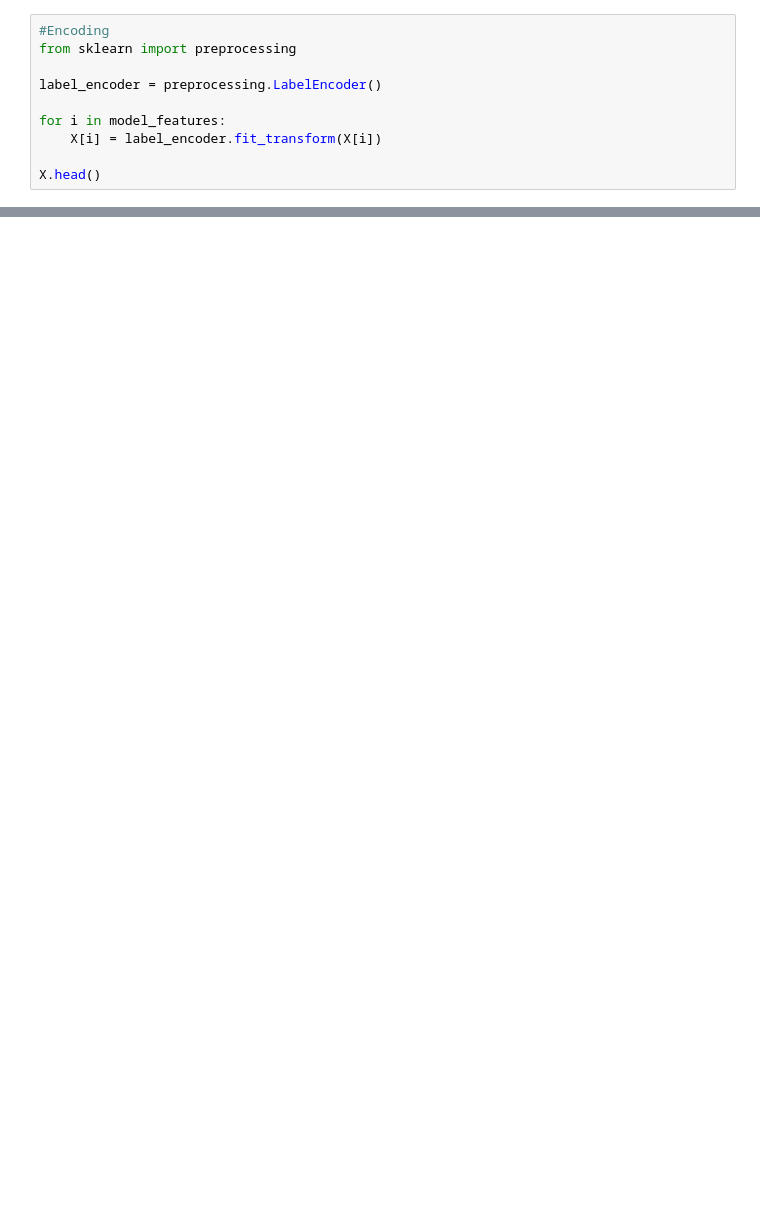
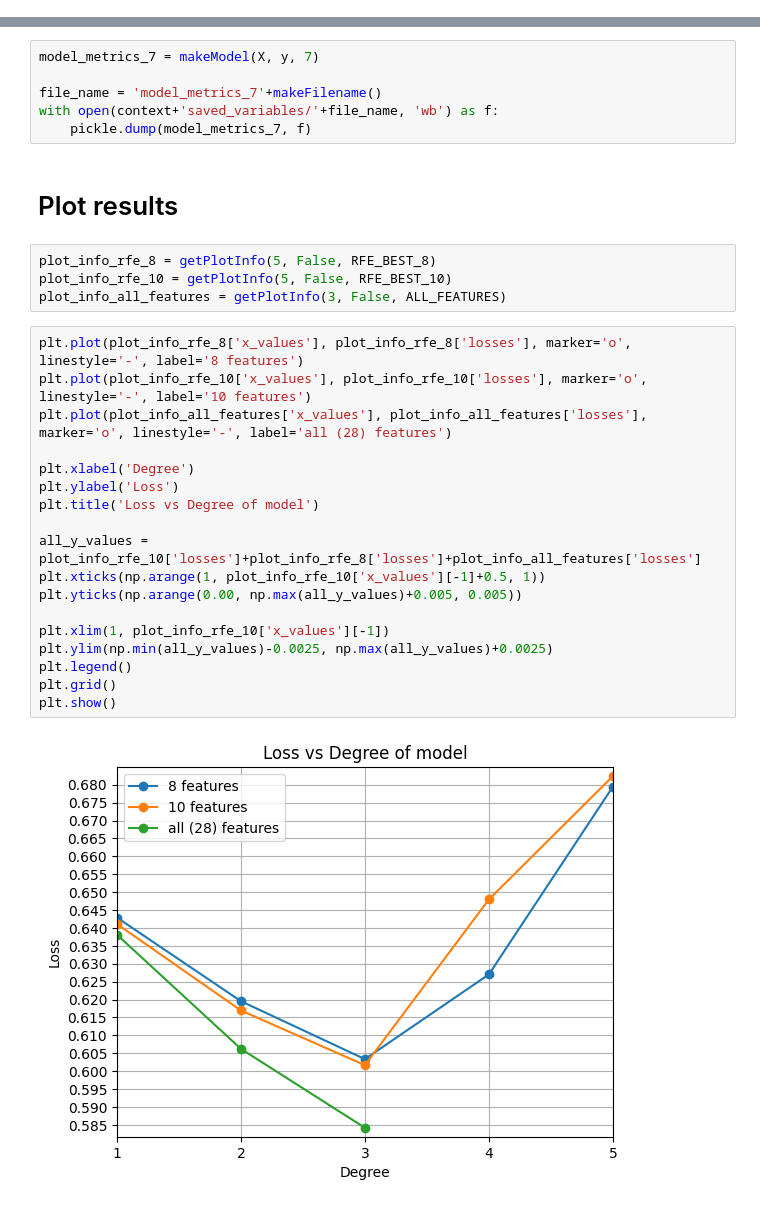
Before and after one commit to Neural-Team/HiggsBoson-ML, a Jupyter notebook: Logistic_Regression_Model.ipynb, the cells around one changed output, grey strips where cells are left out. Cells and saved outputs as stored; diff of their text form; blank space fills up the shorter version.

Commit message:
experiment with PCA, RFE, complete with diagrams

```diff
--- a/Logistic_Regression_Model.ipynb
+++ b/Logistic_Regression_Model.ipynb
@@ -86,10 +2,0 @@ Name: class, dtype: int64
-# %%
-#Encoding
-from sklearn import preprocessing
-
-label_encoder = preprocessing.LabelEncoder()
-
-for i in model_features:
-    X[i] = label_encoder.fit_transform(X[i])
-
-X.head()
@@ -148,0 +380,32 @@ weighted avg       0.63      0.63      0.63    179999
+# %%
+model_metrics_7 = makeModel(X, y, 7)
+
+file_name = 'model_metrics_7'+makeFilename()
+with open(context+'saved_variables/'+file_name, 'wb') as f:
+    pickle.dump(model_metrics_7, f)
+# %% [markdown]
+# Plot results
+# %%
+plot_info_rfe_8 = getPlotInfo(5, False, RFE_BEST_8)
+plot_info_rfe_10 = getPlotInfo(5, False, RFE_BEST_10)
+plot_info_all_features = getPlotInfo(3, False, ALL_FEATURES)
+# %%
+plt.plot(plot_info_rfe_8['x_values'], plot_info_rfe_8['losses'], marker='o', linestyle='-', label='8 features')
+plt.plot(plot_info_rfe_10['x_values'], plot_info_rfe_10['losses'], marker='o', linestyle='-', label='10 features')
+plt.plot(plot_info_all_features['x_values'], plot_info_all_features['losses'], marker='o', linestyle='-', label='all (28) features')
+
+plt.xlabel('Degree')
+plt.ylabel('Loss')
+plt.title('Loss vs Degree of model')
+
+all_y_values = plot_info_rfe_10['losses']+plot_info_rfe_8['losses']+plot_info_all_features['losses']
+plt.xticks(np.arange(1, plot_info_rfe_10['x_values'][-1]+0.5, 1))
+plt.yticks(np.arange(0.00, np.max(all_y_values)+0.005, 0.005))
+
+plt.xlim(1, plot_info_rfe_10['x_values'][-1])
+plt.ylim(np.min(all_y_values)-0.0025, np.max(all_y_values)+0.0025)
+plt.legend()
+plt.grid()
+plt.show()
+# %% [output]
+[figure, added]
```
Also changed, not shown: parts of 51 cells of this notebook.
